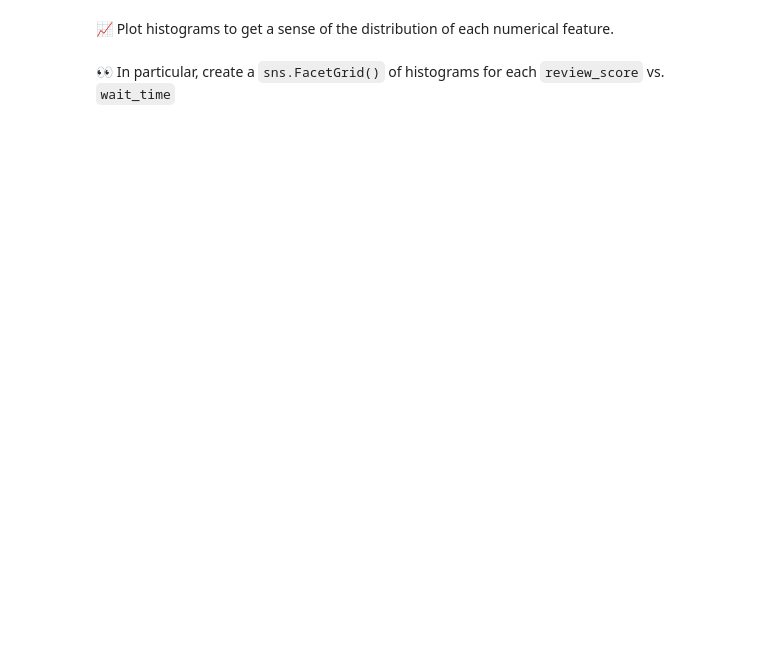
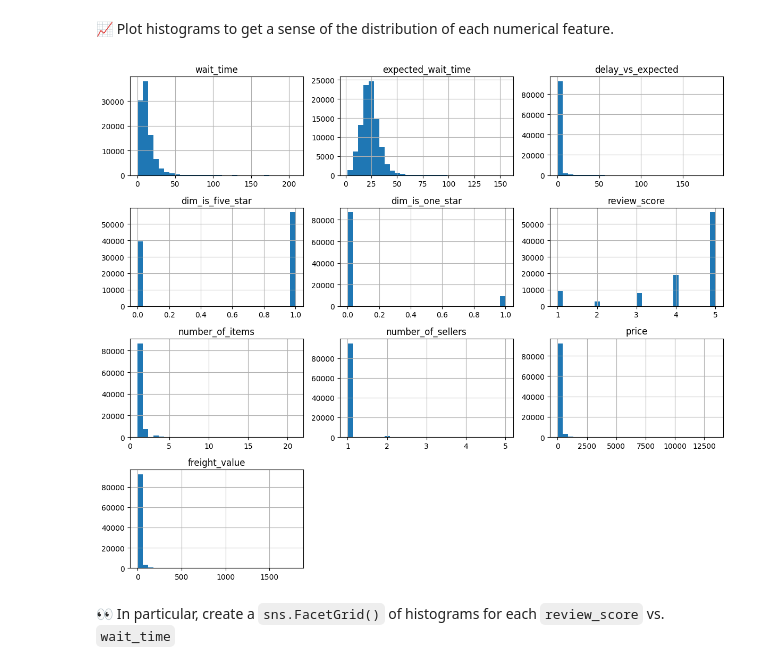
Before and after one commit to andyheggs/data-simple-analysis, a Jupyter notebook: simple_analysis.ipynb, the cells around one changed output. Drawn from its saved outputs; the diff is of its cells as text; code cells hidden in the pictures; blank space fills up the shorter version.

```diff
--- a/simple_analysis.ipynb
+++ b/simple_analysis.ipynb
@@ -45,2 +54,8 @@ else:
+# %%
+orders.hist(figsize=(12, 10), bins=30)
+plt.tight_layout()
+plt.show()
+# %% [output]
+[figure, added]
 # %% [markdown]
 👀 In particular, create a `sns.FacetGrid()` of histograms for each `review_score` vs. `wait_time`
```
Also changed, not shown: parts of 17 cells of this notebook.
